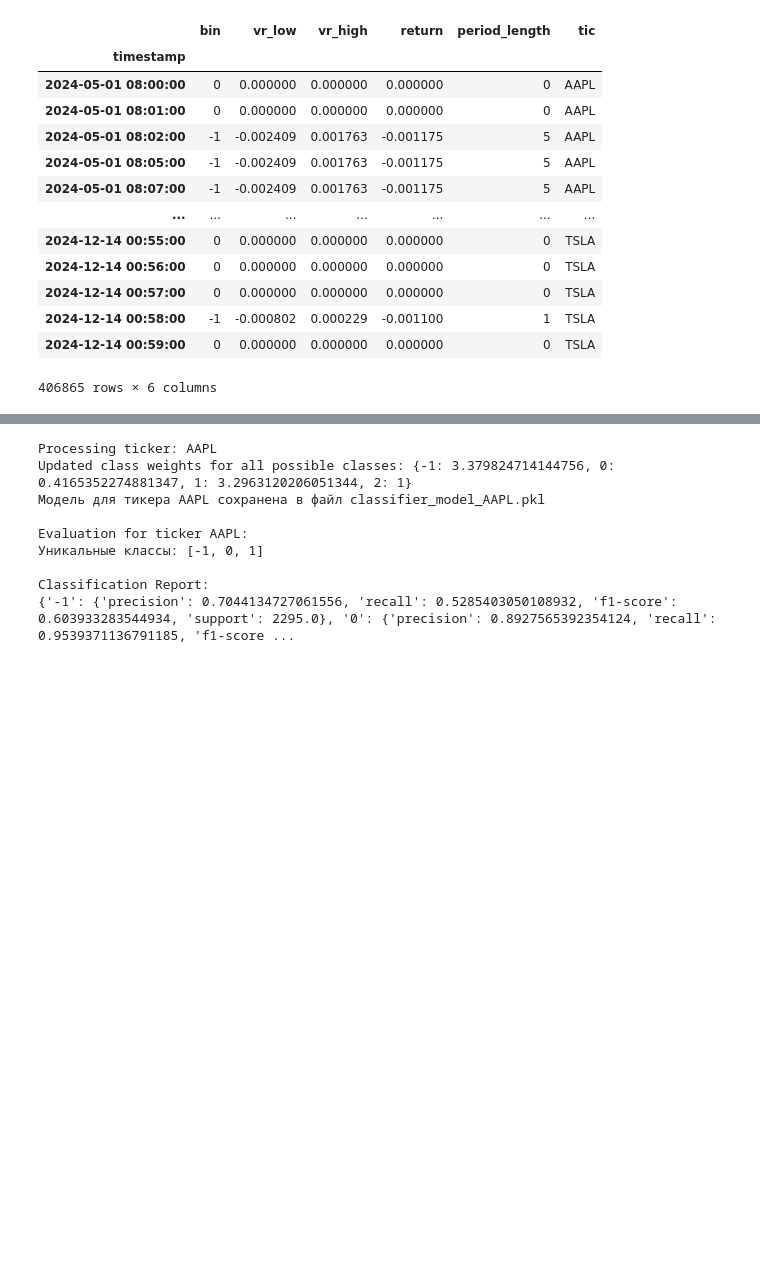
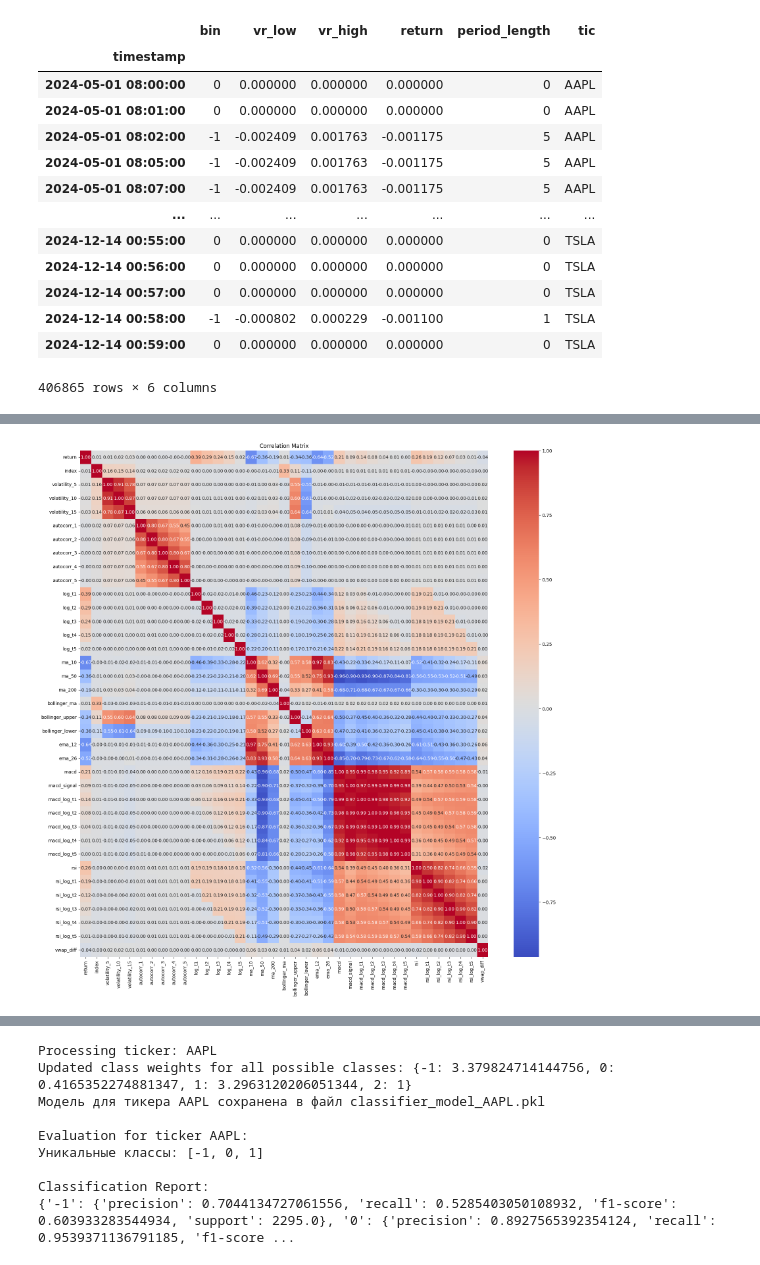
Before and after one commit to SvenTern/algotrade, a Jupyter notebook: test_trend_correlations.ipynb, the cells around one changed output, grey strips where cells are left out. Saved outputs shown, nothing was run; the diff lists cells and outputs as text; code cells hidden in the pictures; blank space fills up the shorter version.

```diff
--- a/test_trend_correlations.ipynb
+++ b/test_trend_correlations.ipynb
@@ -163,0 +147,4 @@ df
+# %%
+df.index.name = 'timestamp'
+df.reset_index(inplace=True)
+df
@@ -318,0 +228,77 @@ Average AUC (Classes [-1, 1, 0]): 0.55
+# %%
+def print_correlation(labels, indicators, column_main='bin', threshold=0.03):
+    """
+    Входящий dataframe `labels` имеет index=timestamp
+    и колонки ['tic', 'bin'], где 'bin' — значение цены (или таргет).
+
+    Входящий dataframe `indicators` имеет index=timestamp
+    и колонки ['tic'] + набор признаков (индикаторов).
+
+    Выводит матрицу корреляции (heatmap) и
+    возвращает кортеж (correlation_matrix, high_corr_cols), где:
+      - correlation_matrix — pd.DataFrame с корреляциями
+      - high_corr_cols — список колонок, у которых |corr| > threshold
+        (по умолчанию 3%) к столбцу column_main
+    """
+    import matplotlib.pyplot as plt
+    import seaborn as sns
+    import pandas as pd
+
+    # Преобразуем index в столбцы, чтобы можно было делать merge
+    labels_merged = labels.reset_index()  # получаем столбец 'timestamp'
+    indicators_merged = indicators.reset_index()
+
+    # Мерджим по ["timestamp", "tic"]
+    merged_data = pd.merge(
+        labels_merged[['timestamp', 'tic', column_main]],
+        indicators_merged,
+        on=["timestamp", "tic"],
+        how="inner"
+    )
+
+    # Считаем матрицу корреляции только по числовым столбцам
+    numeric_cols = merged_data.select_dtypes(include=["number"]).columns
+    correlation_matrix = merged_data[numeric_cols].corr()
+
+    # Строим heatmap
+    plt.figure(figsize=(20, 20))
+    sns.heatmap(
+        correlation_matrix,
+        annot=True,
+        fmt='.2f',
+        cmap='coolwarm',
+        cbar=True
+    )
+    plt.title("Correlation Matrix")
+    plt.show()
+
+    # Выбираем признаки, у которых модуль корреляции с column_main больше threshold
+    if column_main in correlation_matrix.columns:
+        main_corr = correlation_matrix[column_main]
+        high_corr = main_corr[abs(main_corr) >= threshold].sort_values(ascending=False)
+
+        # Убираем саму target-колонку (column_main), чтобы она не попадала в список
+        high_corr_cols = [col for col in high_corr.index if col != column_main]
+
+        print(f"\nФичи с корреляцией к '{column_main}' больше {threshold*100:.2f}% (по модулю):")
+        print(high_corr_cols)
+
+    else:
+        print(f"Колонка '{column_main}' не найдена в матрице корреляции.")
+        high_corr_cols = []
+
+    # Возвращаем матрицу корреляции и список колонок с высокой корреляцией
+    return correlation_matrix, high_corr_cols
+
+
+# Пример использования:
+list_main_indicators = [
+    'log_t1','log_t2','log_t3','log_t4','log_t5',
+    'ma_10','ma_50','ma_200','bollinger_upper','bollinger_lower',
+    'rsi','vwap_diff','macd_signal'
+]
+label = 'return'
+
+corr_matrix, list_main_indicators = print_correlation(labels, indicators, column_main=label)
+# %% [output]
+[figure, added]
```
Also changed, not shown: parts of 16 cells of this notebook.
